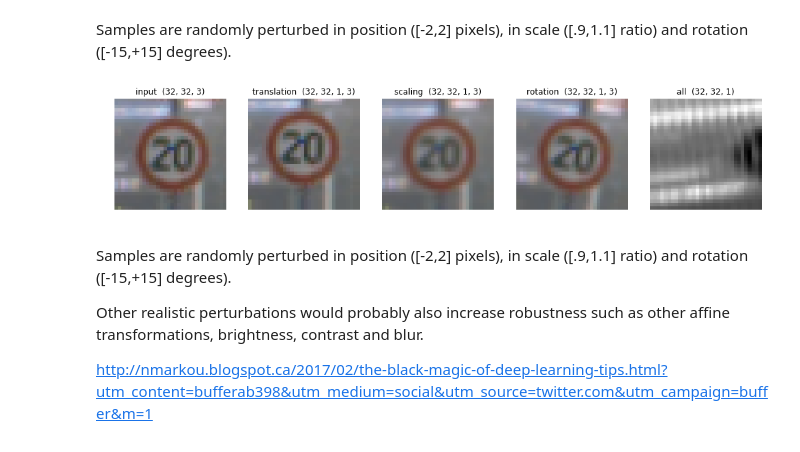
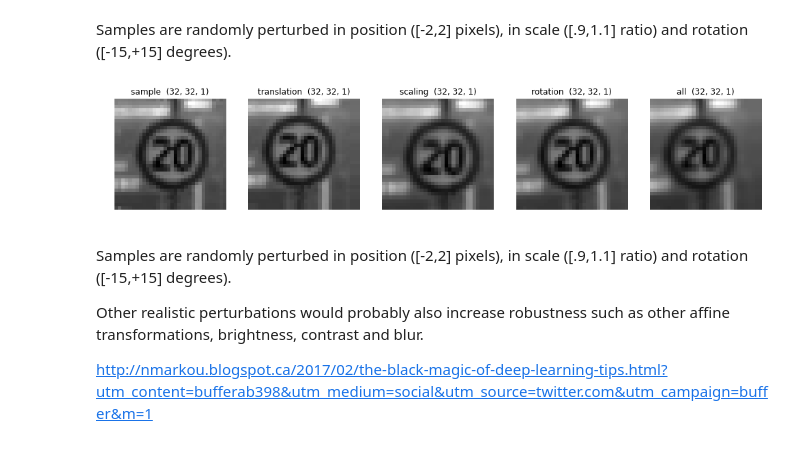
Before and after one commit to tmandzak/CarND-Traffic-Sign-Classifier-Project, a Jupyter notebook: Traffic_Sign_Classifier.ipynb, the cells around one changed output. Saved outputs shown, nothing was run; the diff lists cells and outputs as text; code cells hidden in the pictures.

```diff
--- a/Traffic_Sign_Classifier.ipynb
+++ b/Traffic_Sign_Classifier.ipynb
@@ -217,0 +207,7 @@ sigma = 0.1
+# %%
+# Convert to grayscale
+X_train = np.sum(X_RGB_train/3, axis=3, keepdims=True)
+X_test = np.sum(X_RGB_test/3, axis=3, keepdims=True)
+X_valid = np.sum(X_RGB_valid/3, axis=3, keepdims=True)
+
+sample = X_train[10000]
@@ -239,35 +241,35 @@ def scaling(src):
     ratio = 0.9 + np.random.rand(1)*0.2
     img = cv2.resize(src, None, fx=ratio, fy=ratio)
 
     if img.shape[0]<32:
         res = cv2.resize(img, dsize)[:, :, None]
     else:
         res = img[:32, :32, None]
 
     return res
 
 def rotation(src):
     cols, rows = src.shape[:2]
     angle = np.random.randint(-15, 15, 1)
     dsize = (cols, rows)
     M = cv2.getRotationMatrix2D((cols/2,rows/2), angle, 1)
 
     return cv2.warpAffine(src, M, dsize, borderMode=1)[:, :, None]
 
 def transform(src):
     return rotation(scaling(translation(src)))
 
 
 images = [sample, translation(sample), scaling(sample), rotation(sample), transform(sample)]
-image_titles = ['input', 'translation', 'scaling', 'rotation', 'all']
+image_titles = ['sample', 'translation', 'scaling', 'rotation', 'all']
 
 fig, axs = plt.subplots(1, len(images), figsize=(17, 3))
 for i in range(len(images)):
     axs[i].axis('off')
     axs[i].imshow(images[i].squeeze(), cmap='gray')
     _ = axs[i].set_title(image_titles[i]+'  '+str(images[i].shape))
 # %% [output]
-[figure, old version]
+[figure, new version]
 # %% [markdown]
 Samples are randomly perturbed in
 position ([-2,2] pixels), in scale ([.9,1.1] ratio) and rotation
```
Also changed, not shown: parts of 20 cells of this notebook, 3 other files.
